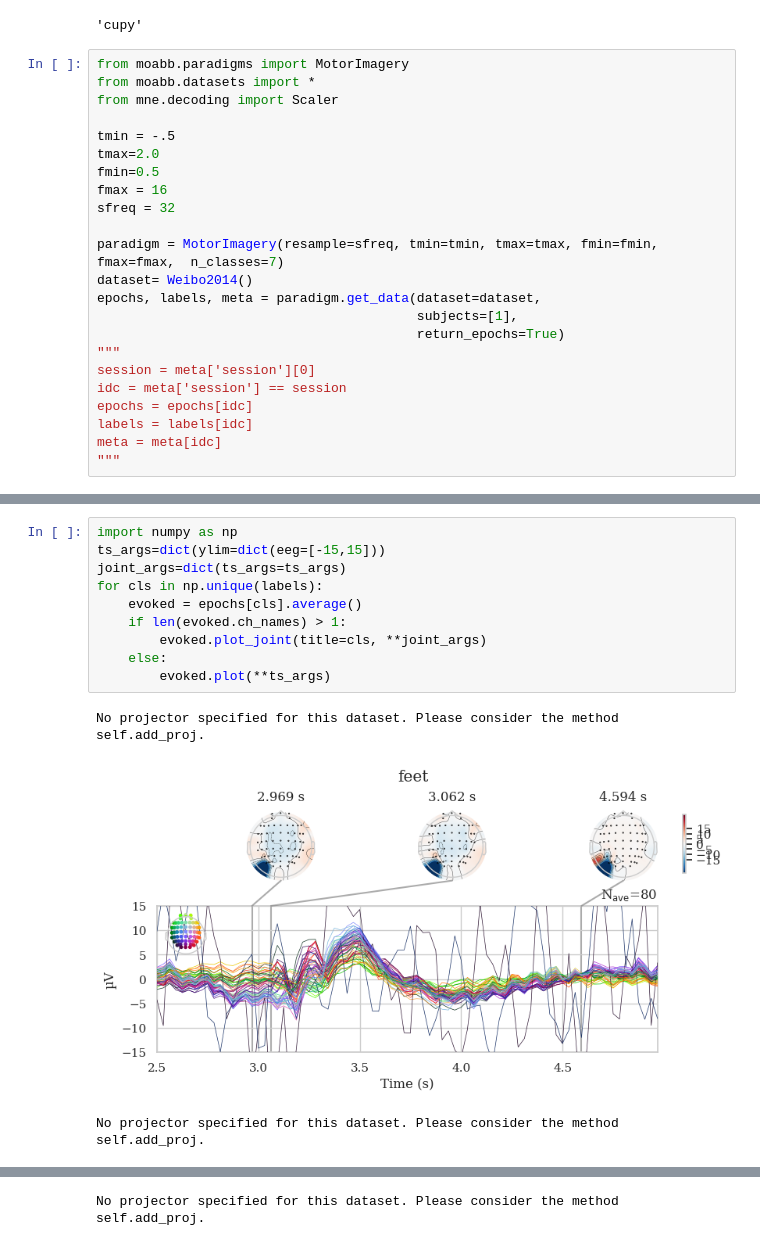
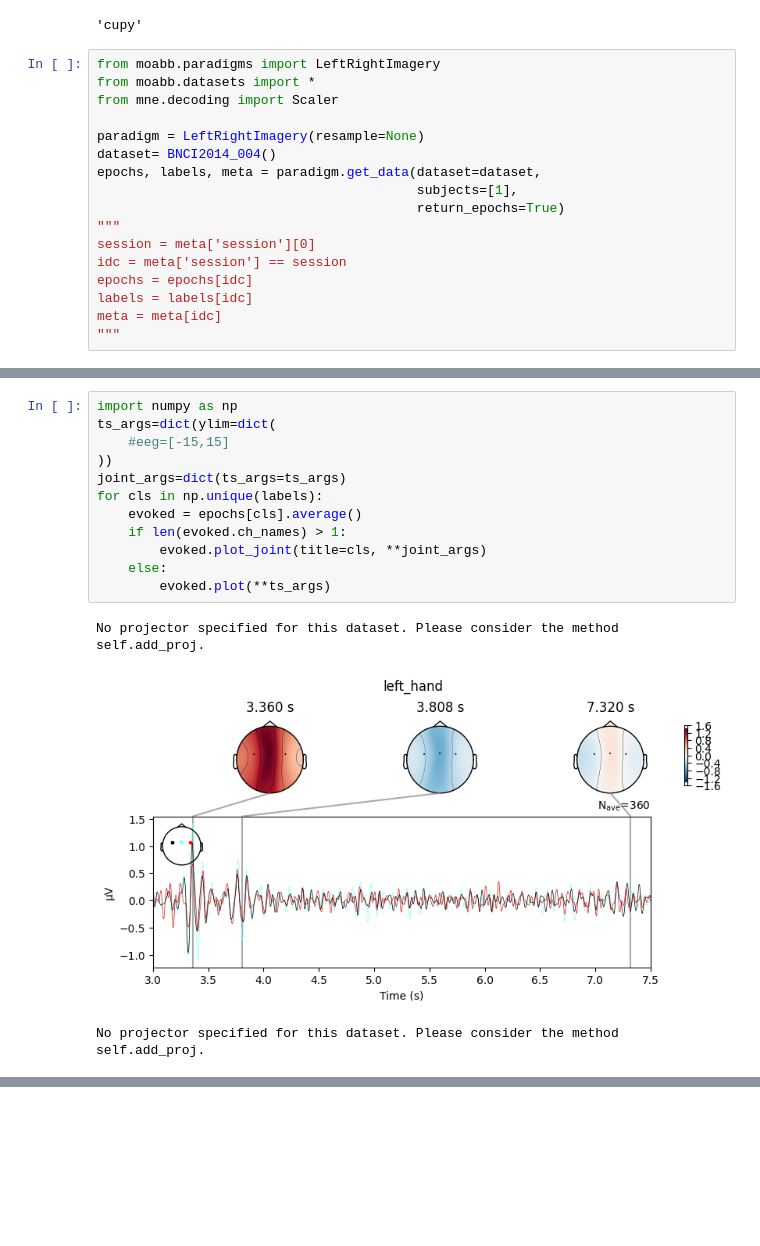
Before and after one commit to arnevdk/bttda, a Jupyter notebook: notebooks/hoda_mi.ipynb, the cells around one changed output, grey strips where cells are left out. Saved outputs shown, nothing was run; the diff lists cells and outputs as text; blank space fills up the shorter version.

```diff
--- a/notebooks/hoda_mi.ipynb
+++ b/notebooks/hoda_mi.ipynb
@@ -5,18 +5,12 @@ tl.get_backend()
 # %% [output]
 'cupy'
 # %%
-from moabb.paradigms import MotorImagery
+from moabb.paradigms import LeftRightImagery
 from moabb.datasets import *
 from mne.decoding import Scaler
 
-tmin = -.5
-tmax=2.0
-fmin=0.5
-fmax = 16
-sfreq = 32
-
-paradigm = MotorImagery(resample=sfreq, tmin=tmin, tmax=tmax, fmin=fmin, fmax=fmax,  n_classes=7)
-dataset= Weibo2014()
+paradigm = LeftRightImagery(resample=None)
+dataset= BNCI2014_004()
 epochs, labels, meta = paradigm.get_data(dataset=dataset,
                                          subjects=[1],
                                          return_epochs=True)
@@ -64,14 +74,16 @@ meta
 # %%
 import numpy as np
-ts_args=dict(ylim=dict(eeg=[-15,15]))
+ts_args=dict(ylim=dict(
+    #eeg=[-15,15]
+))
 joint_args=dict(ts_args=ts_args)
 for cls in np.unique(labels):
     evoked = epochs[cls].average()
     if len(evoked.ch_names) > 1:
         evoked.plot_joint(title=cls, **joint_args)
     else:
         evoked.plot(**ts_args)
 # %% [output]
 No projector specified for this dataset. Please consider the method self.add_proj.
-[figure, old version]
+[figure, new version]
 No projector specified for this dataset. Please consider the method self.add_proj.
@@ -79 +90,0 @@ No projector specified for this dataset. Please consider the method self.add_pro
-No projector specified for this dataset. Please consider the method self.add_proj.
```
Also changed, not shown: parts of 24 cells of this notebook, 7 other files.
